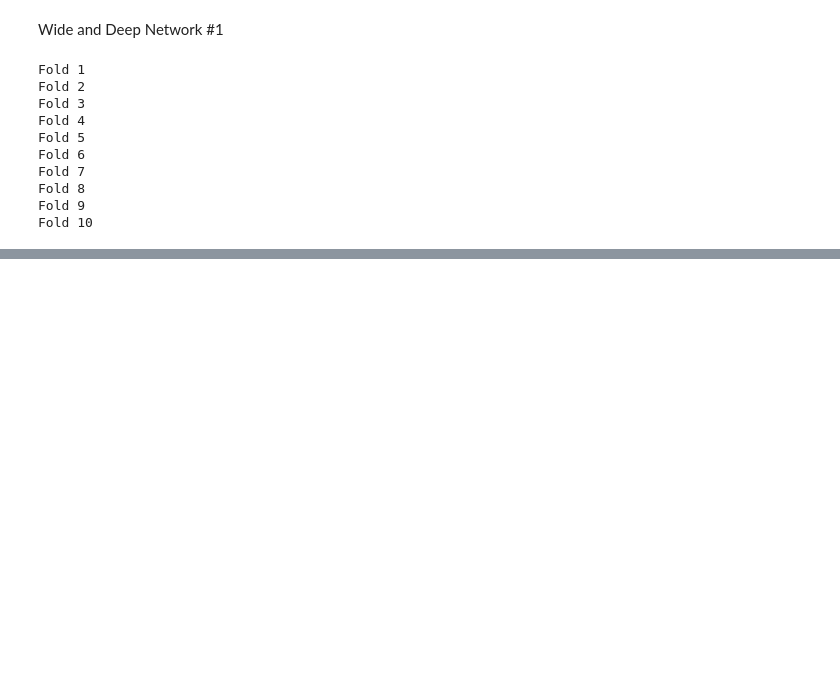
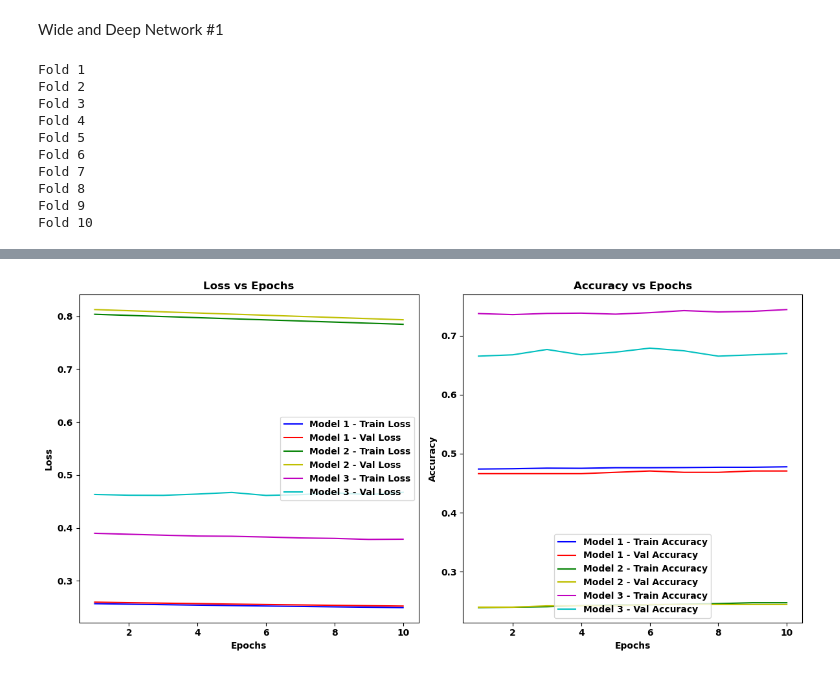
Before and after one commit to jiangd22/ml-lab5, a Jupyter notebook: Lab5.ipynb, the cells around one changed output, grey strips where cells are left out. Saved outputs shown, nothing was run; the diff lists cells and outputs as text; code cells hidden in the pictures; blank space fills up the shorter version.

Commit message:
Finished 3 wide and deep models

```diff
--- a/Lab5.ipynb
+++ b/Lab5.ipynb
@@ -537,22 +540,21 @@ for fold, (train_idx, test_idx) in enumerate(skf.split(X, y)):
 
     num_classes = len(np.unique(y_train))
 
-    # Model 1: Simple Wide and Deep
+    # # Model 1: Simple Wide and Deep
     y_train = to_categorical(y_train, num_classes)
     y_test = to_categorical(y_test, num_classes)
 
-    # Model 1: Simple Wide and Deep
     model_1 = create_model_1(input_dim=X.shape[1], num_classes=num_classes)
-    model_1.fit([X_train, X_train], y_train, epochs=10, batch_size=32, verbose=1)
+    history_model_1 = model_1.fit([X_train, X_train], y_train, epochs=10, batch_size=32, verbose=1)
     model_1.evaluate([X_test, X_test], y_test, verbose=1)
 
     # Repeat for models 2 and 3
     model_2 = create_model_2(input_dim=X.shape[1], num_features=X.shape[1], num_classes=num_classes)
-    model_2.fit([X_train, X_train], y_train, epochs=10, batch_size=32, verbose=1)
+    history_model_2 = model_2.fit([X_train, X_train], y_train, epochs=10, batch_size=32, verbose=1)
     model_2.evaluate([X_test, X_test], y_test, verbose=1)
 
     model_3 = create_model_3(input_dim=X.shape[1], num_classes=num_classes)
-    model_3.fit([X_train, X_train], y_train, epochs=10, batch_size=32, verbose=1)
+    history_model_3 = model_3.fit([X_train, X_train], y_train, epochs=10, batch_size=32, verbose=1)
     model_3.evaluate([X_test, X_test], y_test, verbose=1)
 # %% [output]
 Fold 1
@@ -574,0 +577,56 @@ Epoch 10/10
+# %%
+import matplotlib.pyplot as plt
+
+history_1 = model_1.fit([X_train, X_train], y_train, epochs=10, validation_data=([X_test, X_test], y_test), verbose=2)
+history_2 = model_2.fit([X_train, X_train], y_train, epochs=10, validation_data=([X_test, X_test], y_test), verbose=2)
+history_3 = model_3.fit([X_train, X_train], y_train, epochs=10, validation_data=([X_test, X_test], y_test), verbose=2)
+
+# Get data for the three models
+train_loss_1 = history_1.history['loss']
+val_loss_1 = history_1.history['val_loss']
+train_acc_1 = history_1.history['accuracy']
+val_acc_1 = history_1.history['val_accuracy']
+
+train_loss_2 = history_2.history['loss']
+val_loss_2 = history_2.history['val_loss']
+train_acc_2 = history_2.history['accuracy']
+val_acc_2 = history_2.history['val_accuracy']
+
+train_loss_3 = history_3.history['loss']
+val_loss_3 = history_3.history['val_loss']
+train_acc_3 = history_3.history['accuracy']
+val_acc_3 = history_3.history['val_accuracy']
+
+epochs = range(1, len(train_loss_1) + 1)
+
+# Plot loss
+plt.figure(figsize=(12, 6))
+plt.subplot(1, 2, 1)  # Create a subplot for the loss
+plt.plot(epochs, train_loss_1, 'b-', label='Model 1 - Train Loss')
+plt.plot(epochs, val_loss_1, 'r-', label='Model 1 - Val Loss')
+plt.plot(epochs, train_loss_2, 'g-', label='Model 2 - Train Loss')
+plt.plot(epochs, val_loss_2, 'y-', label='Model 2 - Val Loss')
+plt.plot(epochs, train_loss_3, 'm-', label='Model 3 - Train Loss')
+plt.plot(epochs, val_loss_3, 'c-', label='Model 3 - Val Loss')
+plt.title('Loss vs Epochs')
+plt.xlabel('Epochs')
+plt.ylabel('Loss')
+plt.legend()
+
+# Plot accuracy
+plt.subplot(1, 2, 2)  # Create a subplot for the accuracy
+plt.plot(epochs, train_acc_1, 'b-', label='Model 1 - Train Accuracy')
+plt.plot(epochs, val_acc_1, 'r-', label='Model 1 - Val Accuracy')
+plt.plot(epochs, train_acc_2, 'g-', label='Model 2 - Train Accuracy')
+plt.plot(epochs, val_acc_2, 'y-', label='Model 2 - Val Accuracy')
+plt.plot(epochs, train_acc_3, 'm-', label='Model 3 - Train Accuracy')
+plt.plot(epochs, val_acc_3, 'c-', label='Model 3 - Val Accuracy')
+plt.title('Accuracy vs Epochs')
+plt.xlabel('Epochs')
+plt.ylabel('Accuracy')
+plt.legend()
+
+# Display the plot
+plt.tight_layout()
+plt.show()
+# %% [output]
@@ -574,0 +650 @@ Epoch 10/10
+[figure, added]
```
Also changed, not shown: parts of 5 cells of this notebook.
